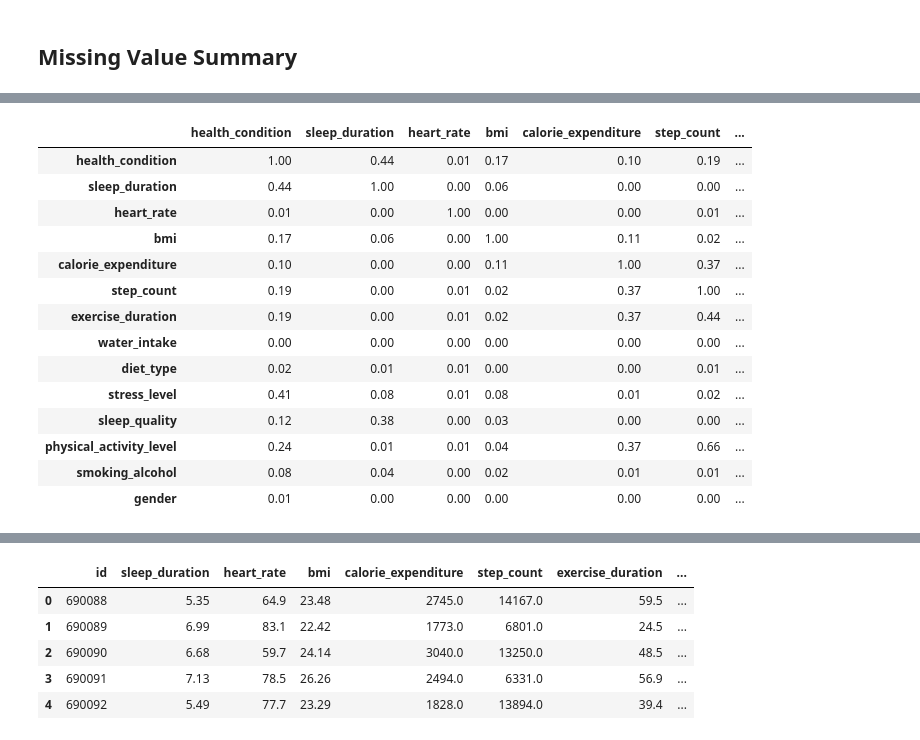
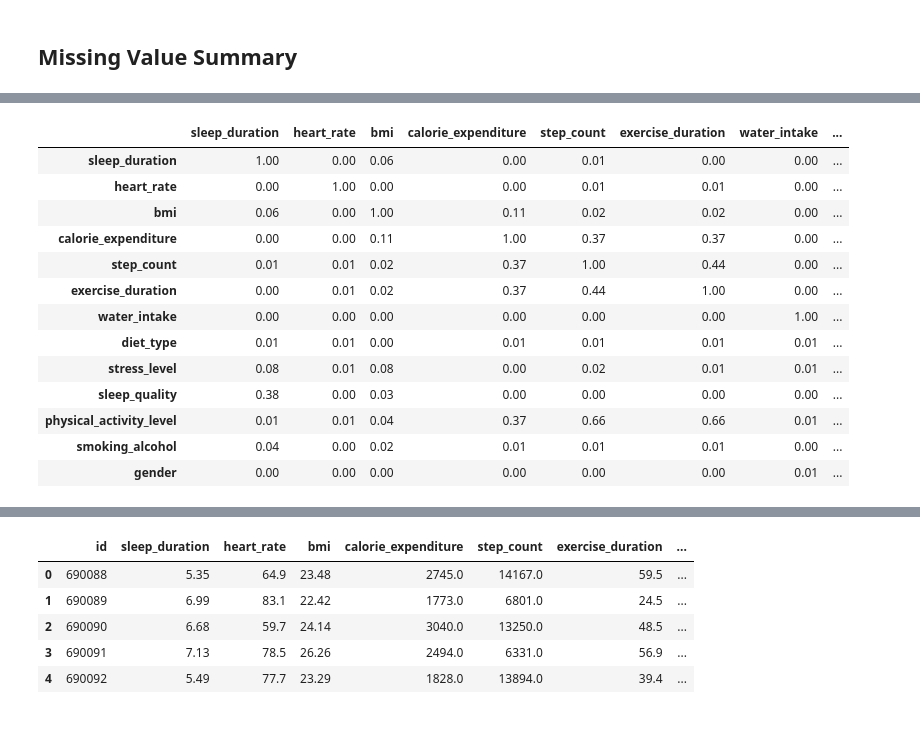
Before and after one commit to 4rajravi/health-risk, a Jupyter notebook: data_null.ipynb, the cells around one changed output, grey strips where cells are left out. Drawn from its saved outputs; the diff is of its cells as text; code cells hidden in the pictures.

```diff
--- a/data_null.ipynb
+++ b/data_null.ipynb
@@ -16,7 +22,12 @@ pd.set_option("display.max_colwidth", 120)
 # %%
-train = pd.read_csv("data/train.csv")
+ID_COL = "id"
+TARGET_COL = "health_condition"
+
+train = pd.read_csv("data/train_split.csv")
+val = pd.read_csv("data/val_split.csv")
 test = pd.read_csv("data/test.csv")
 
-print("train shape:", train.shape)
+print("train split shape:", train.shape)
+print("validation split shape:", val.shape)
 print("test shape:", test.shape)
 # %% [output]
@@ -24 +36,8 @@ train shape: (690088, 15)
 test shape: (295753, 14)
+# %%
+feature_cols = [col for col in train.columns if col not in [ID_COL, TARGET_COL]]
+numeric_cols = train[feature_cols].select_dtypes(include="number").columns.tolist()
+categorical_cols = train[feature_cols].select_dtypes(exclude="number").columns.tolist()
+
+print("numeric feature columns:", numeric_cols)
+print("categorical feature columns:", categorical_cols)
@@ -56,9 +48,0 @@ null_summary.style.format({"percent": "{:.2f}"})
-# %%
-feature_cols = [col for col in train.columns if col not in ["id", "health_condition"]]
-numeric_cols = train[feature_cols].select_dtypes(include="number").columns.tolist()
-categorical_cols = train[feature_cols].select_dtypes(exclude="number").columns.tolist()
-columns_for_dependency = [col for col in train.columns if col != "id"]
-
-print("numeric feature columns:", numeric_cols)
-print("categorical feature columns:", categorical_cols)
-print("dependency check columns:", columns_for_dependency)
@@ -172,15 +170,15 @@ Rows used for train-only dependency checks: 690088
 # %%
 dependency_rows = []
 
-for col_1, col_2 in itertools.combinations(columns_for_dependency, 2):
-    score = association_score(dependency_sample[col_1], dependency_sample[col_2])
+for col_1, col_2 in itertools.combinations(feature_cols, 2):
+    score = association_score(train[col_1], train[col_2])
     dependency_rows.append({
         "column_1": col_1,
         "column_2": col_2,
-        "type_1": column_kind(dependency_sample[col_1]),
-        "type_2": column_kind(dependency_sample[col_2]),
+        "type_1": column_kind(train[col_1]),
+        "type_2": column_kind(train[col_2]),
         "association": score,
-        "non_null_pairs": int((dependency_sample[col_1].notna() & dependency_sample[col_2].notna()).sum()),
+        "non_null_pairs": int((train[col_1].notna() & train[col_2].notna()).sum()),
     })
 
 dependency_summary = (
@@ -211,28 +209,27 @@ dependency_summary.head(50).style.format({"association": "{:.3f}"})
 # %%
 association_matrix = pd.DataFrame(
-    np.eye(len(columns_for_dependency)),
-    index=columns_for_dependency,
-    columns=columns_for_dependency,
+    np.eye(len(feature_cols)),
+    index=feature_cols,
+    columns=feature_cols,
 )
 
 for row in dependency_summary.itertuples(index=False):
     association_matrix.loc[row.column_1, row.column_2] = row.association
     association_matrix.loc[row.column_2, row.column_1] = row.association
 
 association_matrix.style.background_gradient(cmap="viridis", axis=None).format("{:.2f}")
 # %% [output]
-|  | health_condition | sleep_duration | heart_rate | bmi | calorie_expenditure | step_count | ... |
-| health_condition | 1.00 | 0.44 | 0.01 | 0.17 | 0.10 | 0.19 | ... |
-| sleep_duration | 0.44 | 1.00 | 0.00 | 0.06 | 0.00 | 0.00 | ... |
-| heart_rate | 0.01 | 0.00 | 1.00 | 0.00 | 0.00 | 0.01 | ... |
-| bmi | 0.17 | 0.06 | 0.00 | 1.00 | 0.11 | 0.02 | ... |
-| calorie_expenditure | 0.10 | 0.00 | 0.00 | 0.11 | 1.00 | 0.37 | ... |
-| step_count | 0.19 | 0.00 | 0.01 | 0.02 | 0.37 | 1.00 | ... |
-| exercise_duration | 0.19 | 0.00 | 0.01 | 0.02 | 0.37 | 0.44 | ... |
-| water_intake | 0.00 | 0.00 | 0.00 | 0.00 | 0.00 | 0.00 | ... |
-| diet_type | 0.02 | 0.01 | 0.01 | 0.00 | 0.00 | 0.01 | ... |
-| stress_level | 0.41 | 0.08 | 0.01 | 0.08 | 0.01 | 0.02 | ... |
-| sleep_quality | 0.12 | 0.38 | 0.00 | 0.03 | 0.00 | 0.00 | ... |
-| physical_activity_level | 0.24 | 0.01 | 0.01 | 0.04 | 0.37 | 0.66 | ... |
-| smoking_alcohol | 0.08 | 0.04 | 0.00 | 0.02 | 0.01 | 0.01 | ... |
-| gender | 0.01 | 0.00 | 0.00 | 0.00 | 0.00 | 0.00 | ... |
+|  | sleep_duration | heart_rate | bmi | calorie_expenditure | step_count | exercise_duration | water_intake | ... |
+| sleep_duration | 1.00 | 0.00 | 0.06 | 0.00 | 0.01 | 0.00 | 0.00 | ... |
+| heart_rate | 0.00 | 1.00 | 0.00 | 0.00 | 0.01 | 0.01 | 0.00 | ... |
+| bmi | 0.06 | 0.00 | 1.00 | 0.11 | 0.02 | 0.02 | 0.00 | ... |
+| calorie_expenditure | 0.00 | 0.00 | 0.11 | 1.00 | 0.37 | 0.37 | 0.00 | ... |
+| step_count | 0.01 | 0.01 | 0.02 | 0.37 | 1.00 | 0.44 | 0.00 | ... |
+| exercise_duration | 0.00 | 0.01 | 0.02 | 0.37 | 0.44 | 1.00 | 0.00 | ... |
+| water_intake | 0.00 | 0.00 | 0.00 | 0.00 | 0.00 | 0.00 | 1.00 | ... |
+| diet_type | 0.01 | 0.01 | 0.00 | 0.01 | 0.01 | 0.01 | 0.01 | ... |
+| stress_level | 0.08 | 0.01 | 0.08 | 0.00 | 0.02 | 0.01 | 0.01 | ... |
+| sleep_quality | 0.38 | 0.00 | 0.03 | 0.00 | 0.00 | 0.00 | 0.00 | ... |
+| physical_activity_level | 0.01 | 0.01 | 0.04 | 0.37 | 0.66 | 0.66 | 0.01 | ... |
+| smoking_alcohol | 0.04 | 0.00 | 0.02 | 0.01 | 0.01 | 0.01 | 0.00 | ... |
+| gender | 0.00 | 0.00 | 0.00 | 0.00 | 0.00 | 0.00 | 0.01 | ... |
```
Also changed, not shown: parts of 26 cells of this notebook, 7 other files.
